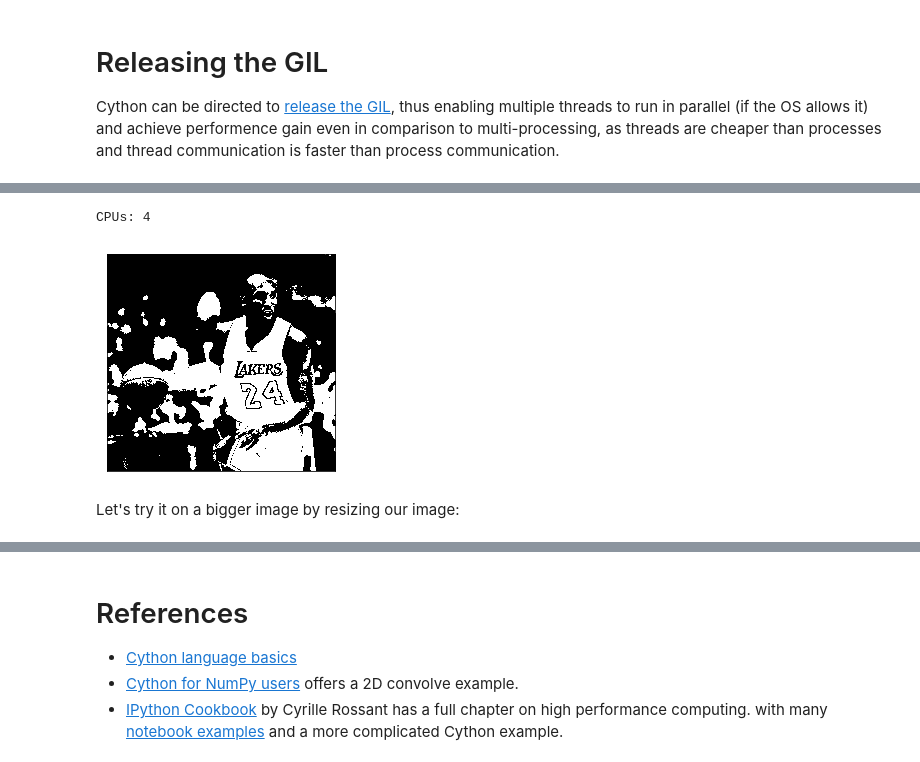
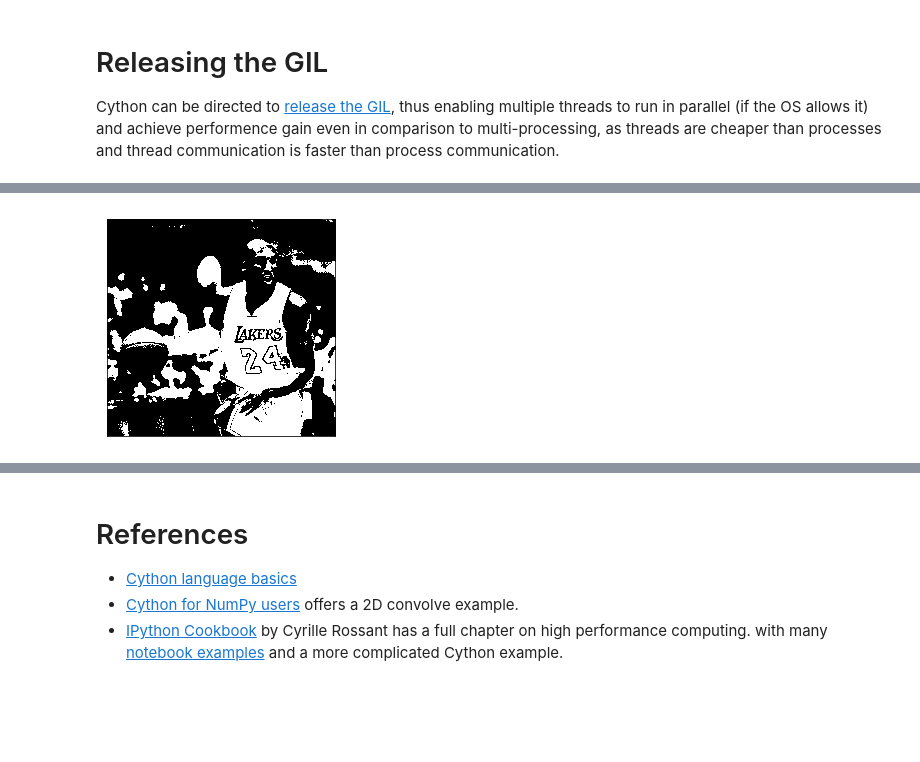
Before and after one commit to yoavram/Py4Eng, a Jupyter notebook: sessions/cython.ipynb, the cells around one changed output, grey strips where cells are left out. Drawn from its saved outputs; the diff is of its cells as text; code cells hidden in the pictures; blank space fills up the shorter version.

Commit message:
change nogil example

```diff
--- a/sessions/cython.ipynb
+++ b/sessions/cython.ipynb
@@ -434,10 +398,0 @@ The idea was to pass `genetic_filter` a max function so that it will become a di
-# %%
-%matplotlib inline
-import matplotlib.pyplot as plt
-import numpy as np
-from scipy.ndimage import generic_filter
-
-def display_image(image):
-    plt.imshow(image, cmap='gray')
-    plt.xticks([])
-    plt.yticks([])
@@ -584,0 +421,5 @@ Of course, this would just slow things down if the CPU count above is 1.
+# %%
+def display_image(im):
+    plt.imshow(im, cmap='gray')
+    plt.xticks([])
+    plt.yticks([])
@@ -584,0 +432,7 @@ Of course, this would just slow things down if the CPU count above is 1.
+# %%
+# original image from https://upload.wikimedia.org/wikipedia/commons/5/56/Kobe_Bryant_2014.jpg
+import imageio
+image = imageio.imread('../data/Kobe_Bryant_2014.jpg')
+image = image.mean(axis=2) # greyscale
+display_image(image)
+image.dtype, image.shape, image.min(), image.max()
@@ -585,11 +452,13 @@ Of course, this would just slow things down if the CPU count above is 1.
 # %%
 %%cython
 import numpy as np
-cimport cython
+import cython
 
+# if you comment this out, cython will warn you to add it for faster access
 @cython.boundscheck(False)
-cdef void _segment3(double[:,:] image, unsigned int n, unsigned int m, double threshold, double[:,:] output) nogil:
-    cdef unsigned int i, j
+cdef void _segment(double[:,:] image, int n, int m,
+                   double threshold, double[:,:] output) nogil: # note the "nogil" directive
+    cdef int i, j
     for i in range(n):
         for j in range(m):
             if image[i, j] > threshold:
@@ -597,33 +466,13 @@ cdef void _segment3(double[:,:] image, unsigned int n, unsigned int m, double th
             else:
                 output[i, j] = 0
 
-def _segment_cy3(image, threshold, output):
+def csegment(image, threshold, output=None):
+    if output is None:
+        output = np.zeros_like(image)
     n, m = image.shape
-    _segment3(image, n , m, threshold, output)
+    _segment(image, n , m, threshold, output)
+    return output
-# %%
-from concurrent.futures import ThreadPoolExecutor, wait
-from multiprocessing import cpu_count
-print("CPUs:", cpu_count())
-
-def segment_cy3(image, threshold, ncores=cpu_count()):
-    n, m = image.shape
-    output = np.empty_like(image)
-    boundaries = np.linspace(0, n, ncores+1, dtype=int)
-    slices = [slice(start, stop) for start, stop in zip(boundaries[:-1], boundaries[1:])]
-    with ThreadPoolExecutor(ncores) as executor:
-        futures = [
-            executor.submit(
-                _segment_cy3, image[slice_], threshold, output[slice_]
-            )
-            for slice_ in slices
-        ]
-        wait(futures)
-    return output
-# %% [output]
-CPUs: 4
 # %%
-display_image(segment_cy3(image, 100))
+display_image(csegment(image, 100))
 # %% [output]
-[figure, old version]
+[figure, new version]
-# %% [markdown]
-Let's try it on a bigger image by resizing our image:
```
Also changed, not shown: parts of 89 cells of this notebook.
